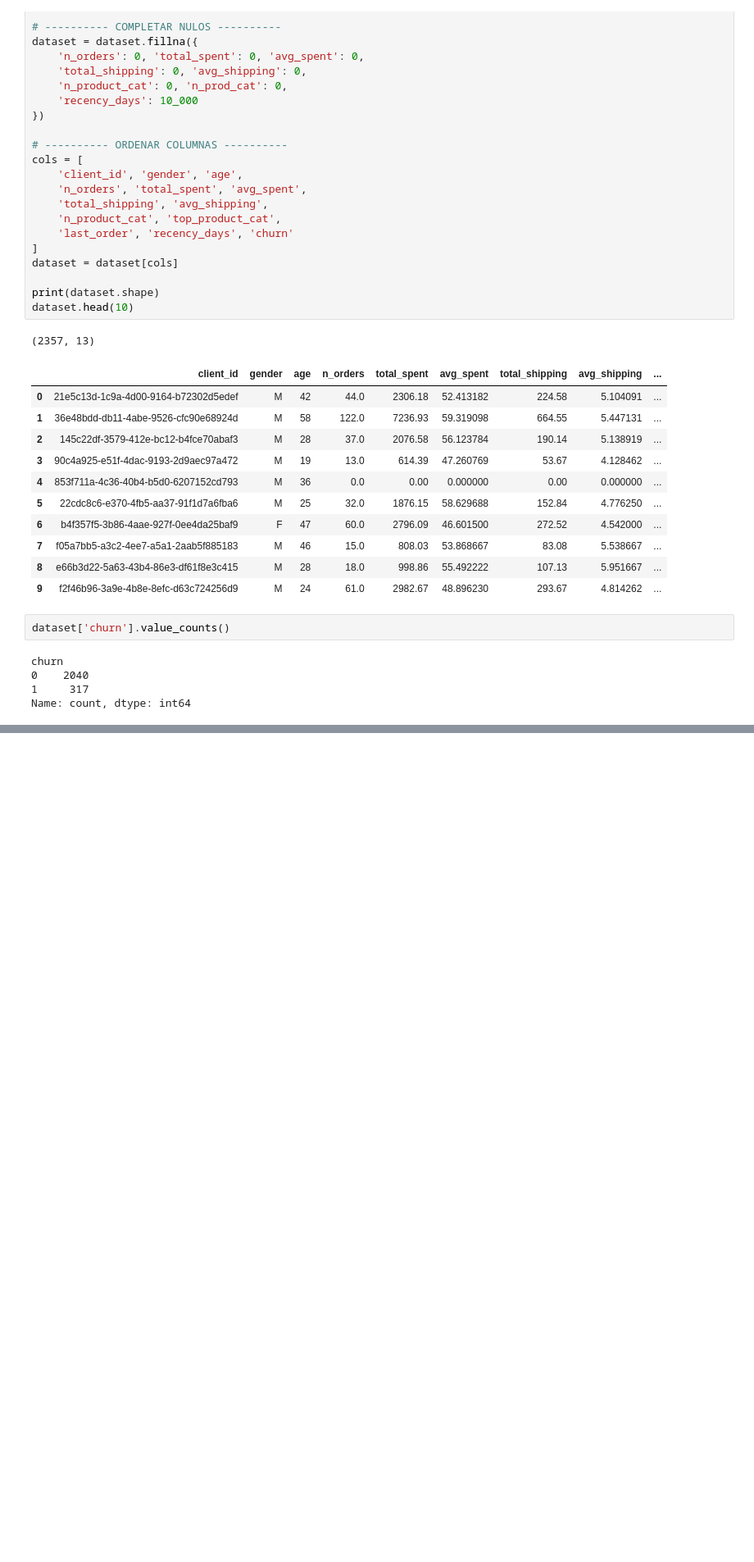
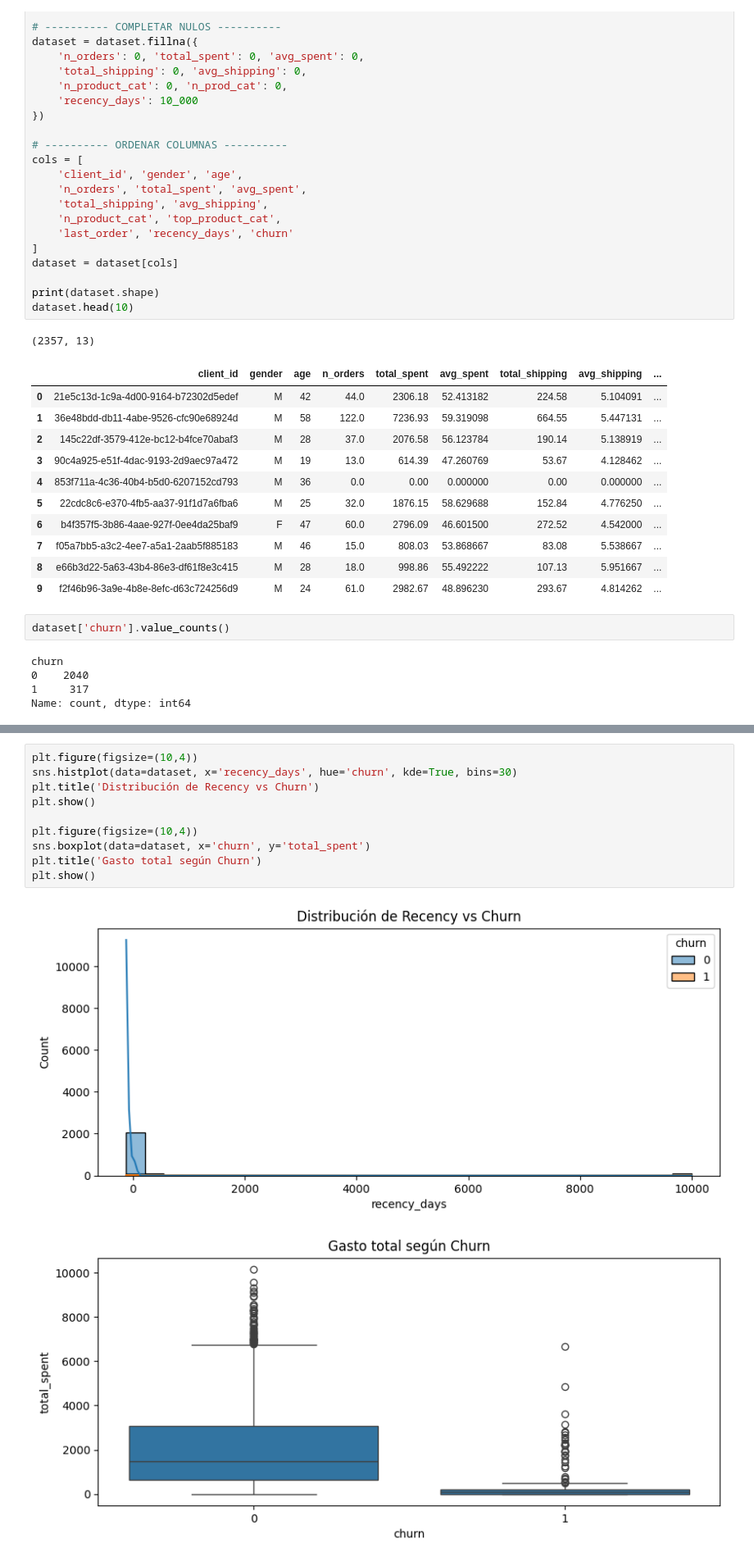
Before and after one commit to emiliaortolani/GGD, a Jupyter notebook: notebooks/trabajo.ipynb, the cells around one changed output, grey strips where cells are left out. Shown at 82% size. Cells and saved outputs as stored; diff of their text form; blank space fills up the shorter version.

```diff
--- a/notebooks/trabajo.ipynb
+++ b/notebooks/trabajo.ipynb
@@ -155,0 +213,13 @@ Name: count, dtype: int64
+# %%
+plt.figure(figsize=(10,4))
+sns.histplot(data=dataset, x='recency_days', hue='churn', kde=True, bins=30)
+plt.title('Distribución de Recency vs Churn')
+plt.show()
+
+plt.figure(figsize=(10,4))
+sns.boxplot(data=dataset, x='churn', y='total_spent')
+plt.title('Gasto total según Churn')
+plt.show()
+# %% [output]
+[figure, added]
+[figure, added]
```
Also changed, not shown: parts of 5 cells of this notebook, 1 other file.
